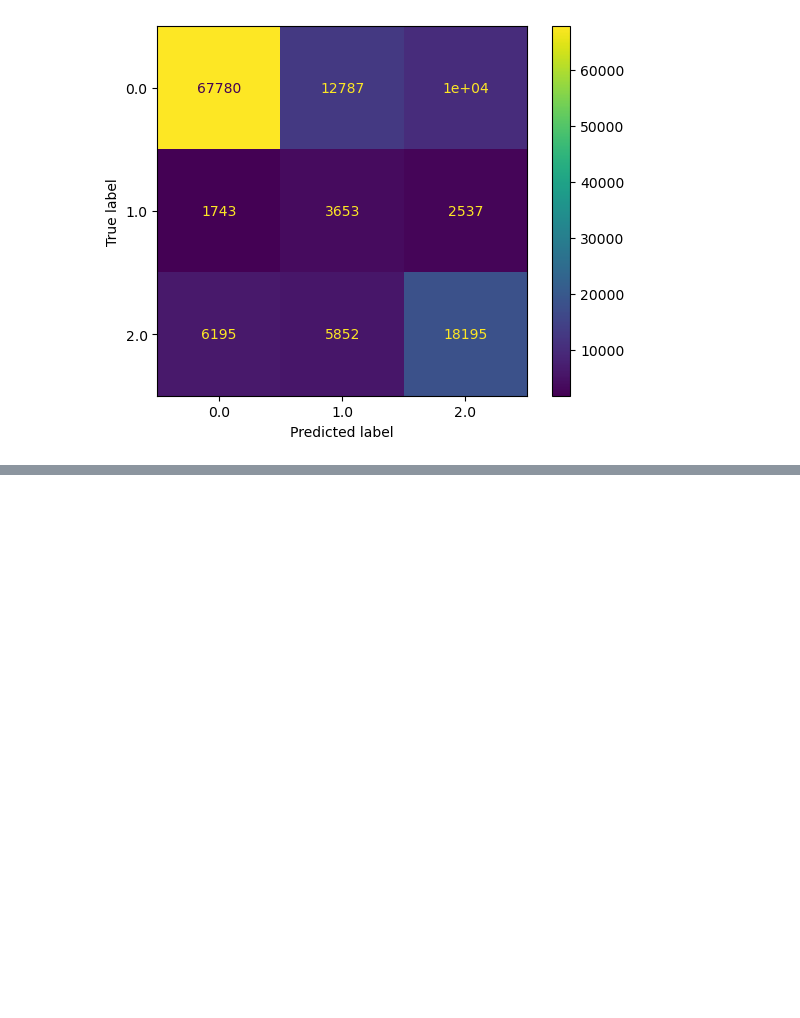
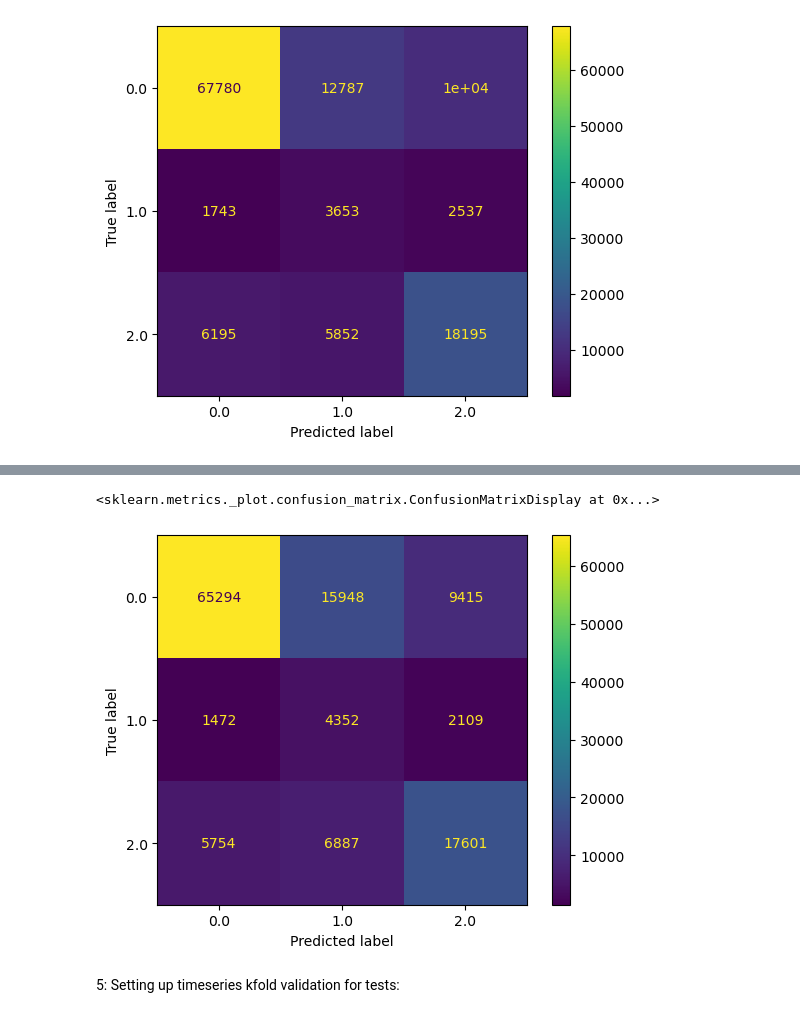
Before and after one commit to atalbanese/dengue_models, a Jupyter notebook: eda/cat_model_notebook.ipynb, the cells around one changed output, grey strips where cells are left out. Saved outputs shown, nothing was run; the diff lists cells and outputs as text; code cells hidden in the pictures; blank space fills up the shorter version.

```diff
--- a/eda/cat_model_notebook.ipynb
+++ b/eda/cat_model_notebook.ipynb
@@ -348,0 +551,38 @@ ConfusionMatrixDisplay.from_predictions(predictions.select('ground_truth').to_se
+# %%
+predictions = train_models(train_args = {
+            'start_date': TRAIN_START,
+            'end_date': TRAIN_END,
+            'all_data': ALL_DATA,
+            'env_list': [
+                'temporal_sdm_aegypti',
+                'temporal_sdm_albopictus',
+                #'temporal_sdm_both'
+                ],
+            'return_dict': False,
+            'specific_cases': [1,2,12, 24],
+            'specific_env': [0,1,2, 11, 23],
+            'additional_features': [
+                'month',
+                'density',
+                'pop'
+            ]
+        },
+        test_args = {
+            'start_date': TEST_START,
+            'end_date': TEST_END,
+            'all_data': ALL_DATA,
+            'env_list': [
+                'temporal_sdm_aegypti',
+                'temporal_sdm_albopictus',
+                #'temporal_sdm_both'
+                ],
+            'return_dict': False,
+            'specific_cases': [1,2, 12, 24],
+            'specific_env': [0,1,2, 11, 23],
+            'additional_features': [
+                'month',
+                'density',
+                'pop'
+            ]
+        }
+)
@@ -348,0 +604,7 @@ ConfusionMatrixDisplay.from_predictions(predictions.select('ground_truth').to_se
+# %%
+ConfusionMatrixDisplay.from_predictions(predictions.select('ground_truth').to_series(),predictions.select('predictions').to_series())
+# %% [output]
+<sklearn.metrics._plot.confusion_matrix.ConfusionMatrixDisplay at 0x...>
+[figure, added]
+# %% [markdown]
+5: Setting up timeseries kfold validation for tests:
```
Also changed, not shown: parts of 34 cells of this notebook, 2 other files.
